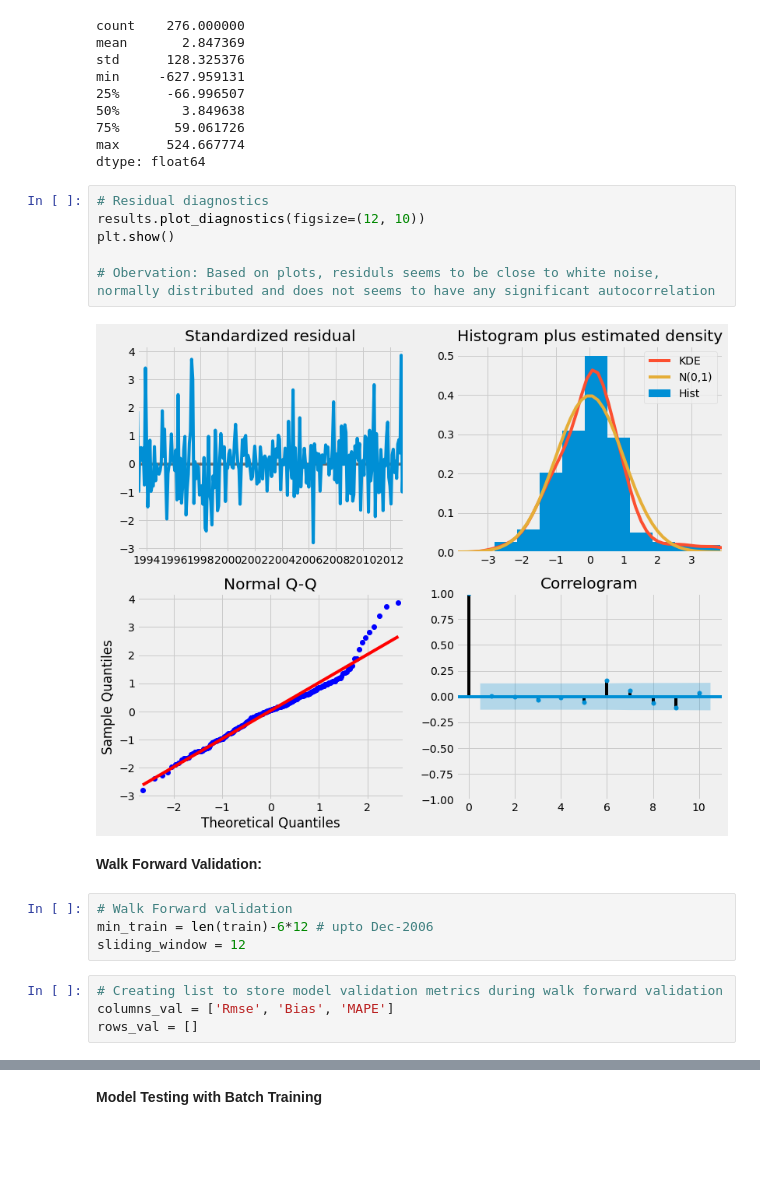
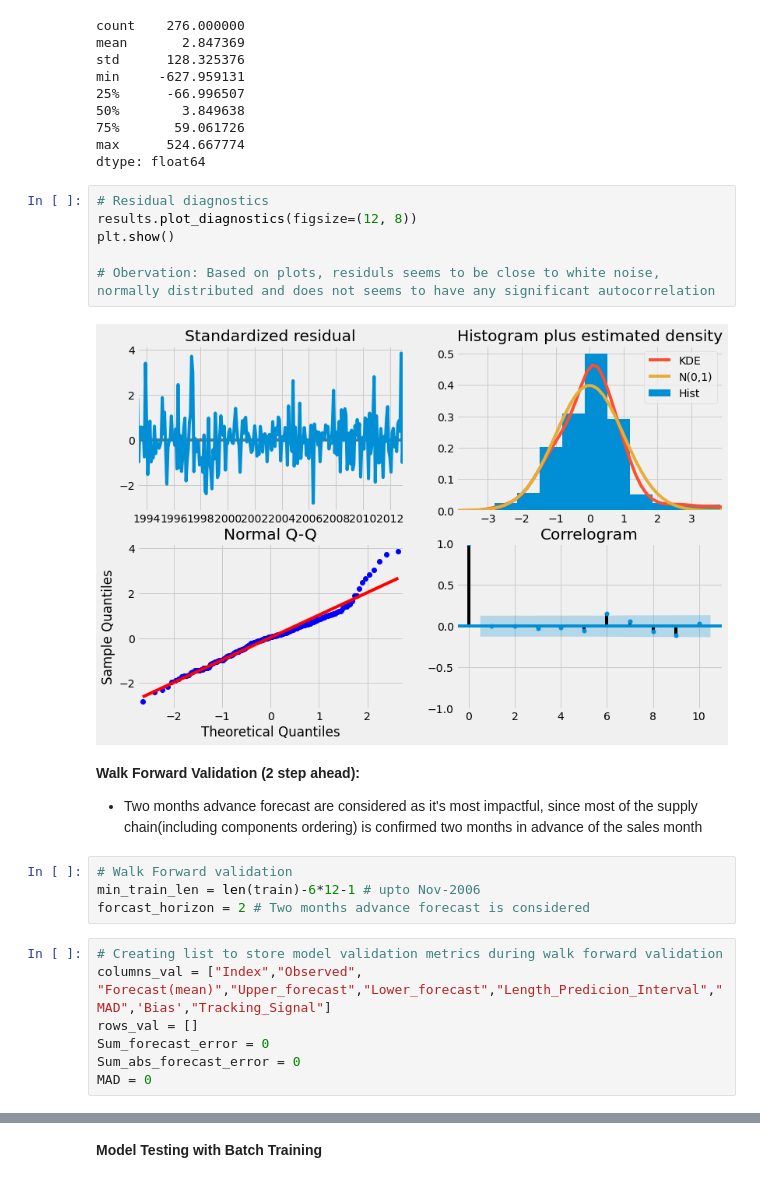
Before and after one commit to ankitaggarwal64/Time-Series-Sales-Forecasting-for-Agricultural-Equipments, a Jupyter notebook: Univariate_ARIMA.ipynb, the cells around one changed output, grey strips where cells are left out. Cells and saved outputs as stored; diff of their text form; blank space fills up the shorter version.

Commit message:
Feat : Incorporation of two step ahead forecasting and corresponding model evaluation

```diff
--- a/Univariate_ARIMA.ipynb
+++ b/Univariate_ARIMA.ipynb
@@ -176,19 +163,24 @@ max      524.667774
 dtype: float64
 # %%
 # Residual diagnostics
-results.plot_diagnostics(figsize=(12, 10))
+results.plot_diagnostics(figsize=(12, 8))
 plt.show()
 
 # Obervation: Based on plots, residuls seems to be close to white noise, normally distributed and does not seems to have any significant autocorrelation
 # %% [output]
-[figure, old version]
+[figure, new version]
-# %% [markdown]
-**Walk Forward Validation:**
+# %% [markdown]
+**Walk Forward Validation (2 step ahead):**
+
+*   Two months advance forecast are considered as it's most impactful, since most of the supply chain(including components ordering) is confirmed two months in advance of the sales month
 # %%
 # Walk Forward validation
-min_train = len(train)-6*12 # upto Dec-2006
-sliding_window = 12
+min_train_len = len(train)-6*12-1 # upto Nov-2006
+forcast_horizon = 2 # Two months advance forecast is considered
 # %%
 # Creating list to store model validation metrics during walk forward validation
-columns_val = ['Rmse', 'Bias', 'MAPE']
+columns_val = ["Index","Observed", "Forecast(mean)","Upper_forecast","Lower_forecast","Length_Predicion_Interval","MAD",'Bias',"Tracking_Signal"]
 rows_val = []
+Sum_forecast_error = 0
+Sum_abs_forecast_error = 0
+MAD = 0
```
Also changed, not shown: parts of 20 cells of this notebook.
